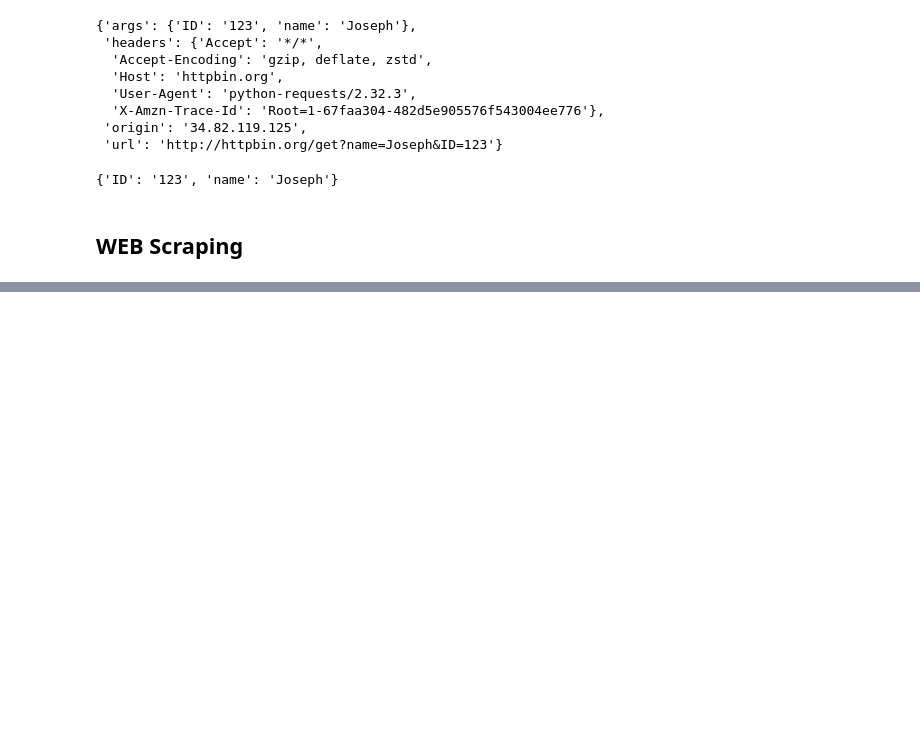
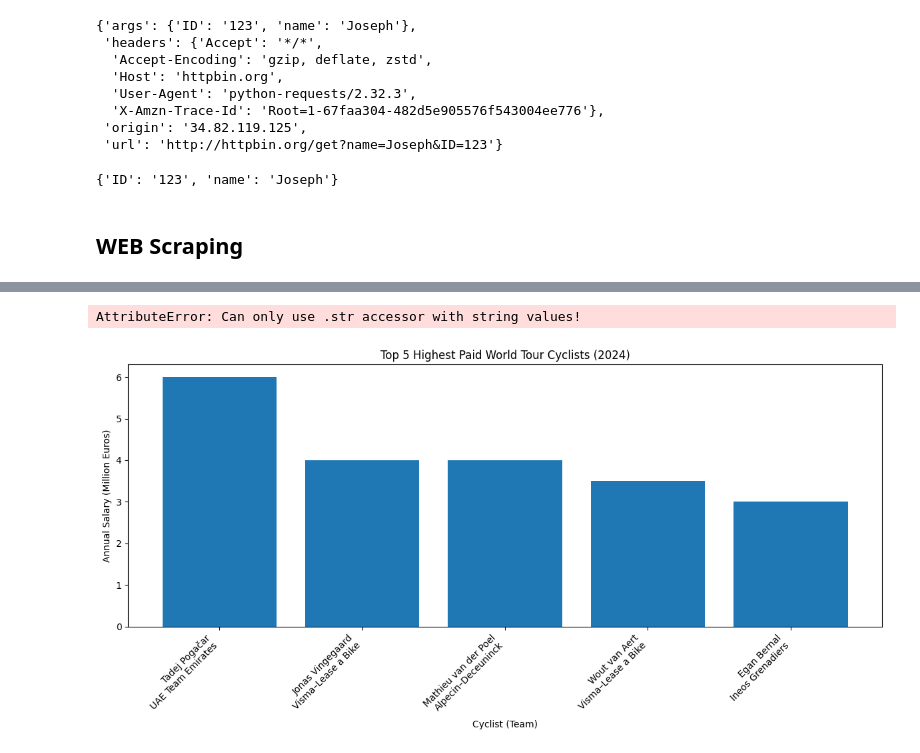
Before and after one commit to ElsonFilho/Python, a Jupyter notebook: apis_and_data_collection.ipynb, the cells around one changed output, grey strips where cells are left out. Cells and saved outputs as stored; diff of their text form; code cells hidden in the pictures; blank space fills up the shorter version.

```diff
--- a/apis_and_data_collection.ipynb
+++ b/apis_and_data_collection.ipynb
@@ -259,0 +317,4 @@ r.json()['args']
+# %%
+# Store it as a string variable
+
+html = "<!DOCTYPE html> <html><head><title>Page Title</title></head><body><h3><b id='boldest'>Tadej Pogačar</b></h3><p> Salary: £6,639,160 </p><h3>Remco Evenepoel</h3><p> Salary: £4,149,475 </p><h3>Jonas Vingegaard</h3><p> Salary: £3,319,580</p></body></html>"
@@ -259,0 +504,13 @@ r.json()['args']
+# %%
+# Iterate through the table rows to extract data.
+for i, row in enumerate(table.find_all('tr')):
+    cols = row.find_all('td') or row.find_all('th')
+    cols = [ele.text.strip() for ele in cols]
+    if i == 0:
+        headers = cols
+    else:
+        data.append(cols)
+
+# Create a pandas DataFrame from the extracted data and headers.
+df = pd.DataFrame(data, columns=headers)
+df
@@ -259,0 +529,30 @@ r.json()['args']
+# %%
+# Clean the 'Annual Salary (Euros)' column: remove commas and convert to integers.
+df['Annual Salary (Euros)'] = df['Annual Salary (Euros)'].str.replace(',', '').astype(int)
+# %% [output]
+AttributeError: Can only use .str accessor with string values!
+# %%
+# Generate Chart
+
+# Create a new column combining cyclist name and team.
+df['Cyclist Team'] = df['Cyclist'] + '\n' + df['Team']
+
+# Create a bar chart using matplotlib.pyplot.
+plt.figure(figsize=(12, 6))
+plt.bar(df['Cyclist Team'], df['Annual Salary (Euros)']/1000000)
+
+# Set labels and title.
+plt.xlabel('Cyclist (Team)')
+plt.ylabel('Annual Salary (Million Euros)')
+plt.title('Top 5 Highest Paid World Tour Cyclists (2024)')
+
+# Rotate x-axis labels for better readability.
+plt.xticks(rotation=45, ha='right')
+
+# Adjust layout to prevent labels from being cut off.
+plt.tight_layout()
+
+# Display the chart.
+plt.show()
+# %% [output]
+[figure, added]
```
Also changed, not shown: parts of 18 cells of this notebook.
